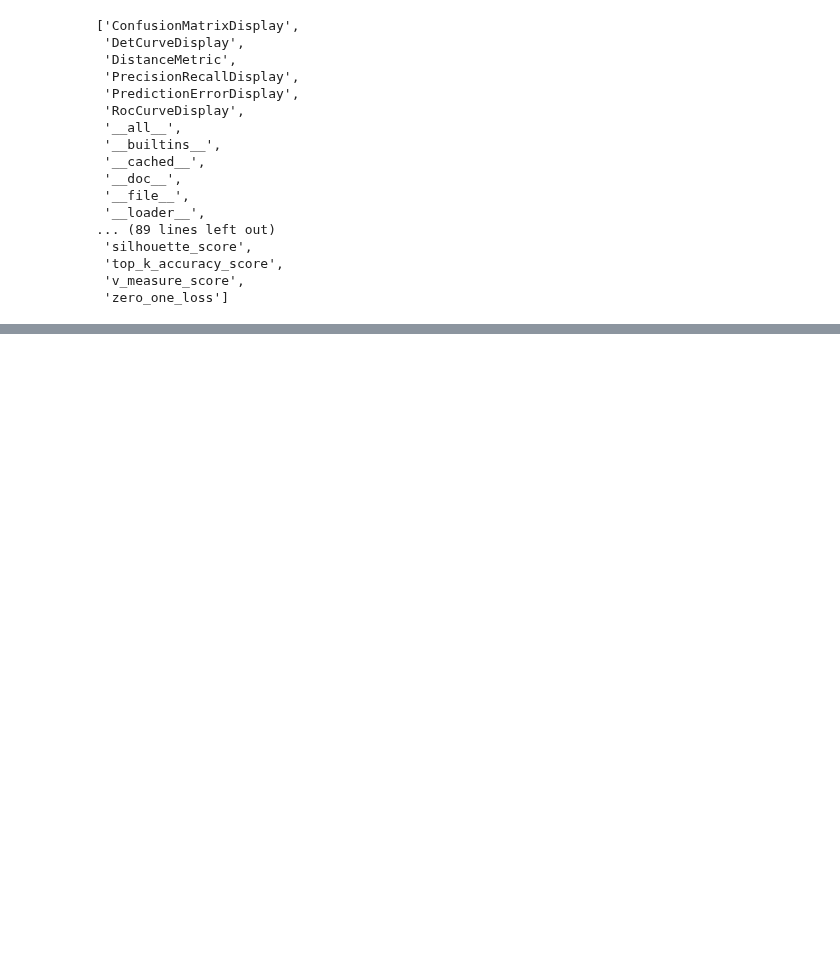
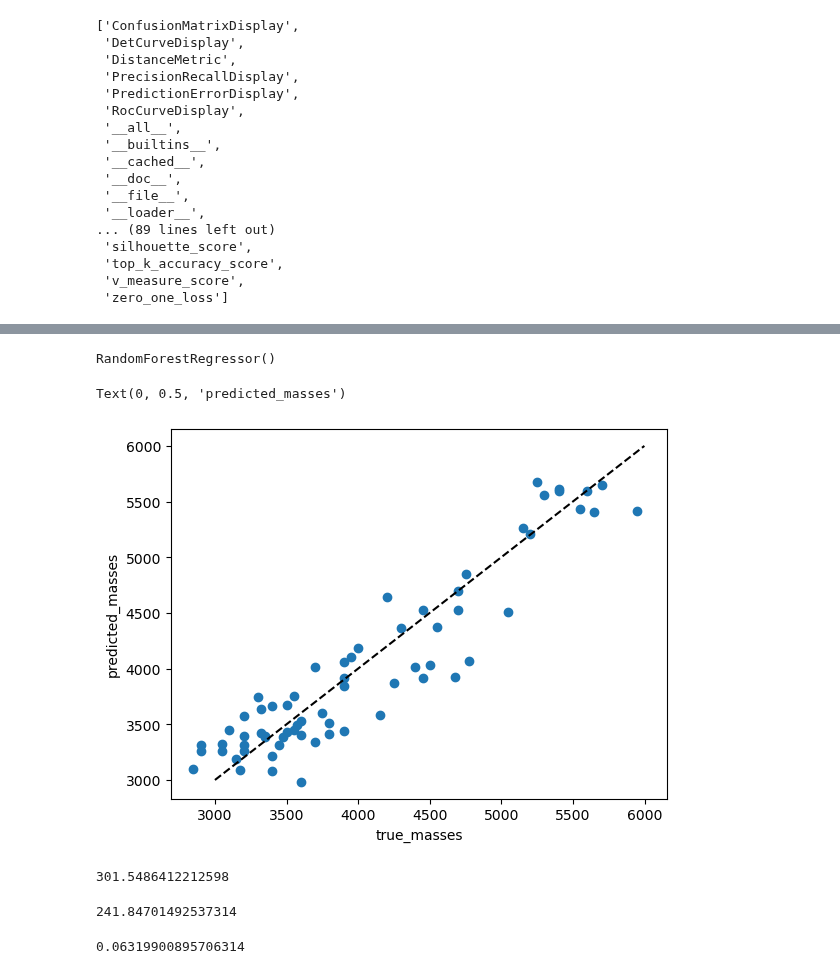
Before and after one commit to carpentries-incubator/ml-concepts, a Jupyter notebook: episodes/files/penguins_RF_regression.ipynb, the cells around one changed output, grey strips where cells are left out. Saved outputs shown, nothing was run; the diff lists cells and outputs as text; code cells hidden in the pictures; blank space fills up the shorter version.

```diff
--- a/episodes/files/penguins_RF_regression.ipynb
+++ b/episodes/files/penguins_RF_regression.ipynb
@@ -86,0 +111,4 @@ from sklearn.metrics import root_mean_squared_error
+# %%
+# convert all categorical columns to one-hot
+penguins_oh = pd.get_dummies(penguins, columns=['species', 'island', 'sex'], dtype=int)
+penguins_oh
@@ -86,0 +129,22 @@ from sklearn.metrics import root_mean_squared_error
+# %%
+features = penguins_oh.drop(columns=["body_mass_g"])
+target = penguins_oh["body_mass_g"]
+
+X_train, X_test, y_train, y_test = train_test_split(features, target, test_size=0.2, random_state=0, shuffle=True)
+
+body_mass_predictor = RandomForestRegressor()
+body_mass_predictor.fit(X=X_train, y=y_train)
+# %% [output]
+RandomForestRegressor()
+# %%
+predicted_masses = body_mass_predictor.predict(X_test)
+true_masses = y_test
+# %%
+import matplotlib.pyplot as plt
+plt.scatter(true_masses, predicted_masses)
+plt.plot(np.arange(3000,6000), np.arange(3000,6000), "k--")
+plt.xlabel("true_masses")
+plt.ylabel("predicted_masses")
+# %% [output]
+Text(0, 0.5, 'predicted_masses')
+[figure, added]
@@ -86,0 +160,12 @@ from sklearn.metrics import root_mean_squared_error
+# %%
+root_mean_squared_error(predicted_masses, true_masses) # units of gram (root of square "cancels")
+# %% [output]
+301.5486412212598
+# %%
+mean_absolute_error(predicted_masses, true_masses) # units of gram
+# %% [output]
+241.84701492537314
+# %%
+mean_absolute_percentage_error(predicted_masses, true_masses)
+# %% [output]
+0.06319900895706314
```
Also changed, not shown: parts of 9 cells of this notebook.
